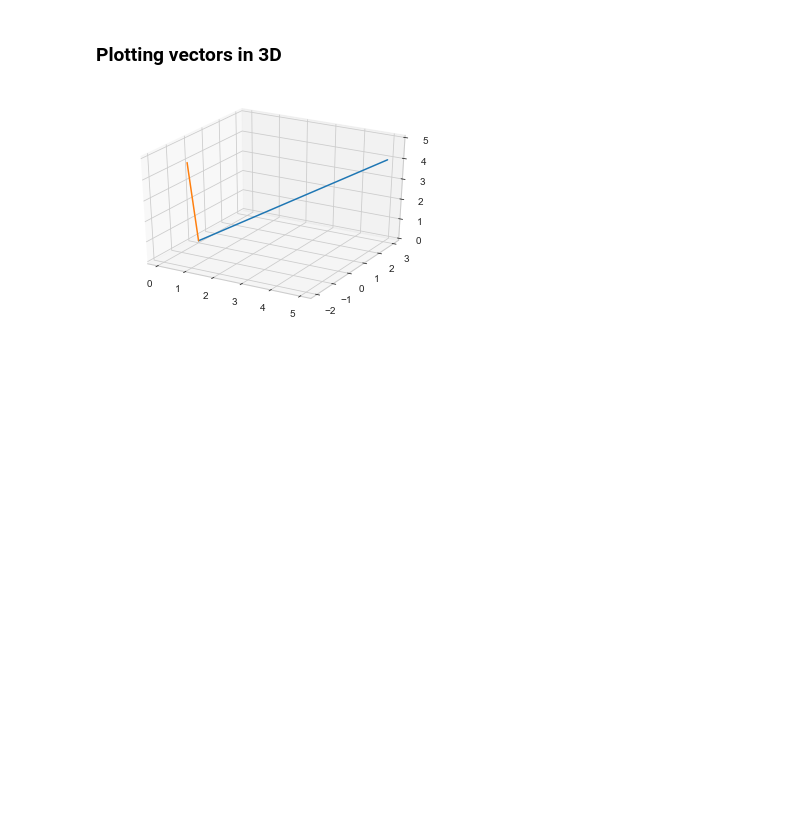
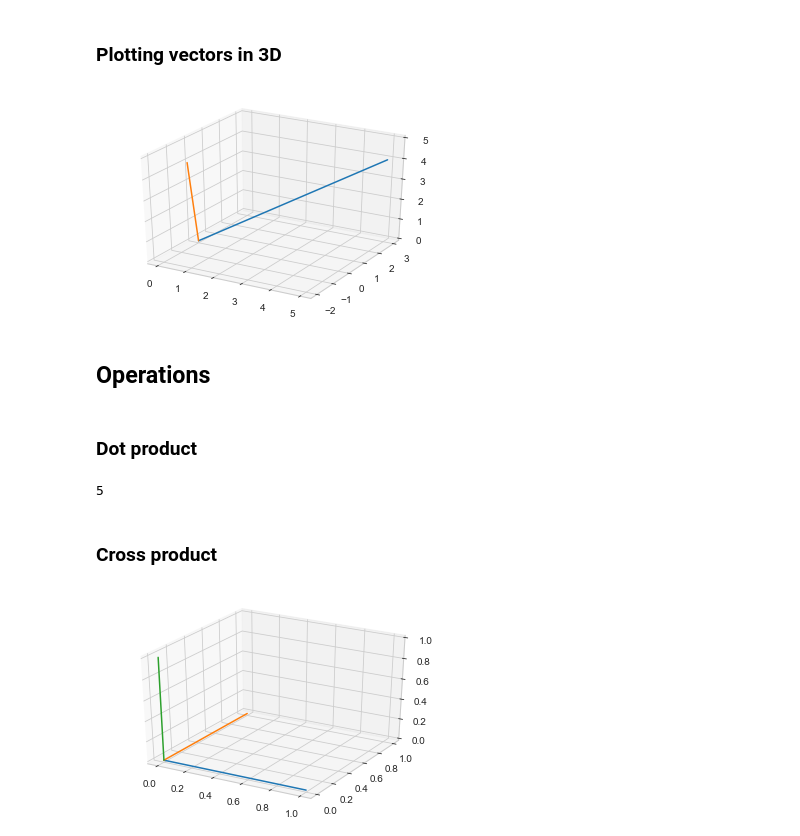
Before and after one commit to miroli/veclib, a Jupyter notebook: Playground.ipynb, the cells around one changed output. Saved outputs shown, nothing was run; the diff lists cells and outputs as text; code cells hidden in the pictures; blank space fills up the shorter version.

```diff
--- a/Playground.ipynb
+++ b/Playground.ipynb
@@ -31,7 +31,7 @@ class Vector():
         return np.dot(self._arr, other._arr)
 
     def cross(self, other):
-        pass
+        return Vector(np.cross(self._arr, other._arr))
 
     def plot(self, ax=None):
         dims = len(self._arr)
@@ -76,3 +76,9 @@ class Vector():
 
     def __mul__(self, scalar):
         return self._arr * scalar
+
+    def __eq__(self, other):
+        return np.all(self._arr == other._arr)
+
+    def __repr__(self):
+        return 'vector({})'.format([x for x in self._arr])
@@ -104,3 +112,27 @@ v1.plot(ax)
 v2.plot(ax)
 # %% [output]
 [figure]
+# %% [markdown]
+## Operations
+# %% [markdown]
+### Dot product
+# %%
+v1 = Vector(np.array([1,3]))
+v2 = Vector(np.array([2,1]))
+v1.dot(v2)
+# %% [output]
+5
+# %% [markdown]
+### Cross product
+# %%
+v1 = Vector(np.array([1,0,0]))
+v2 = Vector(np.array([0,1,0]))
+v3 = v1.cross(v2)
+fig = plt.figure()
+ax = fig.add_subplot(111, projection='3d')
+
+v1.plot(ax)
+v2.plot(ax)
+v3.plot(ax)
+# %% [output]
+[figure, added]
```
Also changed, not shown: parts of 1 cell of this notebook.
